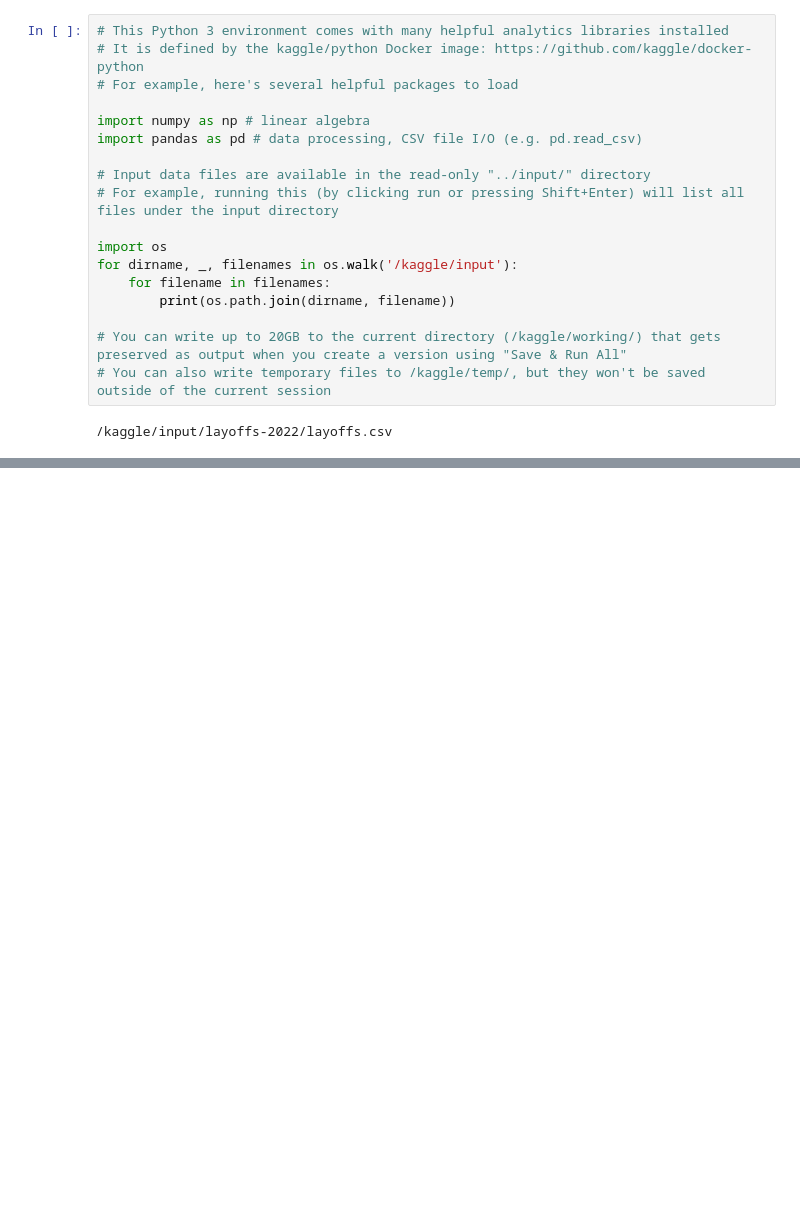
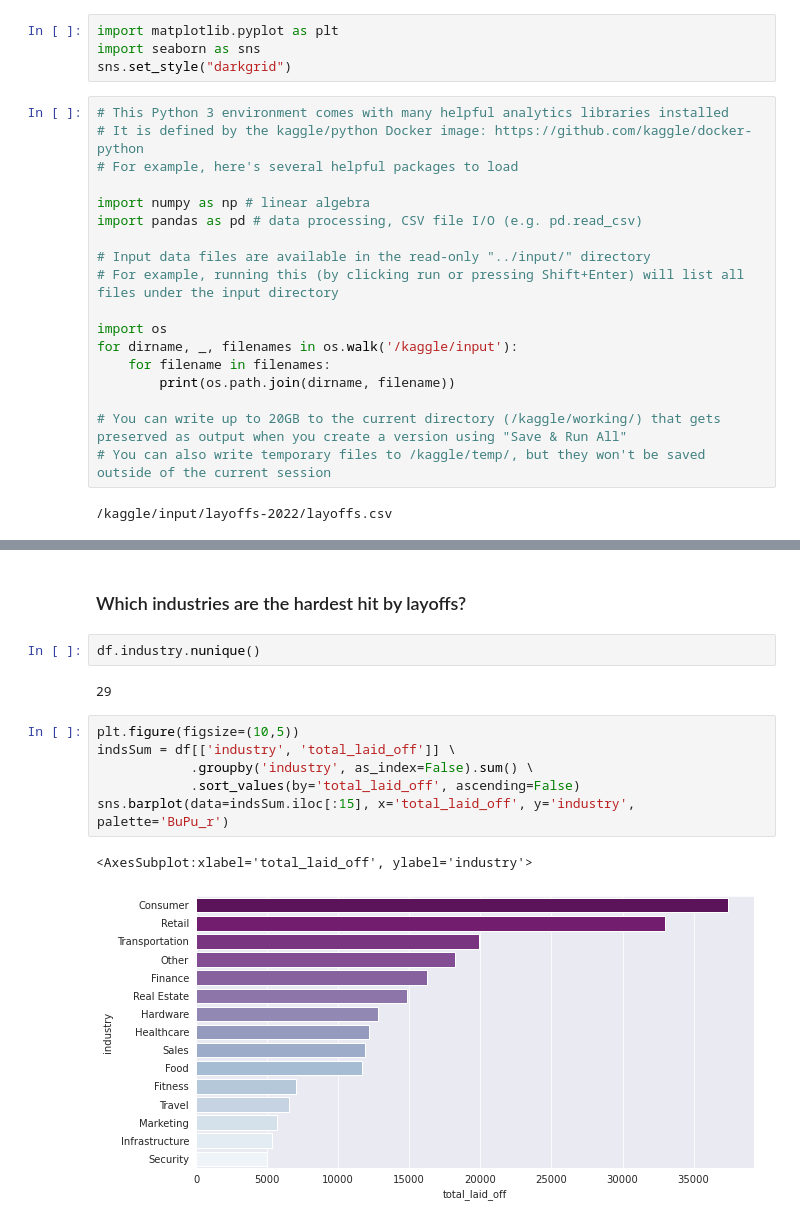
Before and after one commit to Maia97/layoffs-2022-analysis, a Jupyter notebook: layoffs-2022-analysis.ipynb, the cells around one changed output, grey strips where cells are left out. Drawn from its saved outputs; the diff is of its cells as text; blank space fills up the shorter version.

Commit message:
Kaggle Notebook | layoffs-2022-analysis | Version 2

```diff
--- a/layoffs-2022-analysis.ipynb
+++ b/layoffs-2022-analysis.ipynb
@@ -1,3 +3,7 @@
+# %%
+import matplotlib.pyplot as plt
+import seaborn as sns
+sns.set_style("darkgrid")
 # %%
 # This Python 3 environment comes with many helpful analytics libraries installed
 # It is defined by the kaggle/python Docker image: https://github.com/kaggle/docker-python
@@ -90,0 +97,15 @@ df.shape
+# %% [markdown]
+### Which industries are the hardest hit by layoffs?
+# %%
+df.industry.nunique()
+# %% [output]
+29
+# %%
+plt.figure(figsize=(10,5))
+indsSum = df[['industry', 'total_laid_off']] \
+            .groupby('industry', as_index=False).sum() \
+            .sort_values(by='total_laid_off', ascending=False)
+sns.barplot(data=indsSum.iloc[:15], x='total_laid_off', y='industry', palette='BuPu_r')
+# %% [output]
+<AxesSubplot:xlabel='total_laid_off', ylabel='industry'>
+[figure, added]
```
Also changed, not shown: parts of 20 cells of this notebook.
